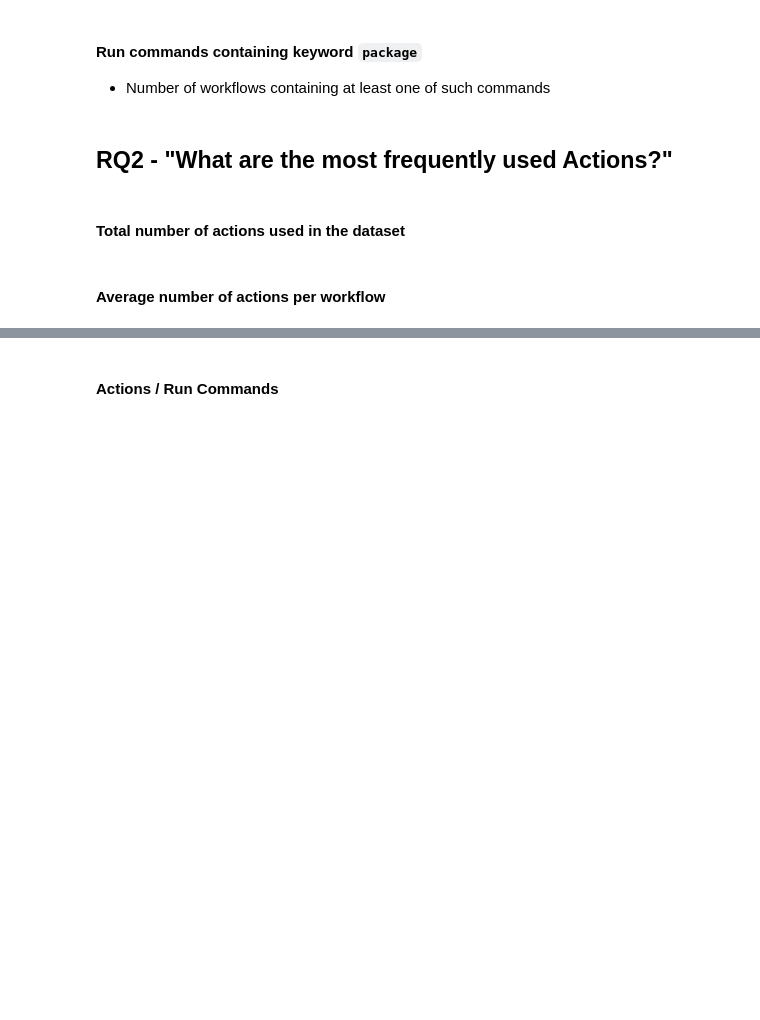
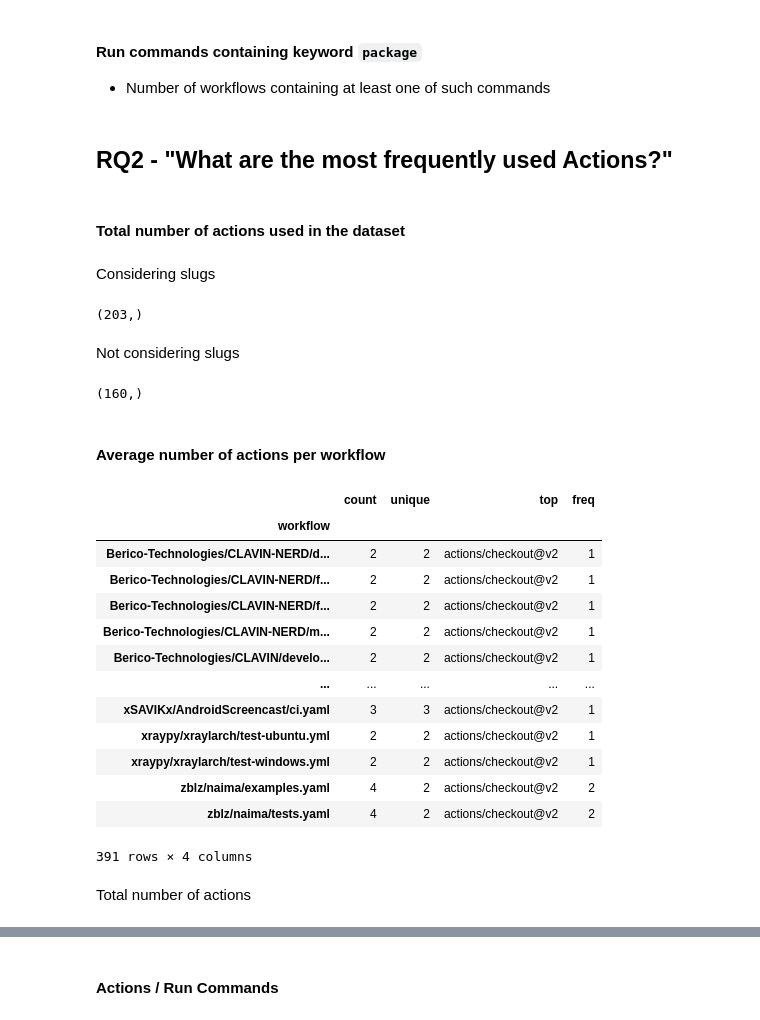
Before and after one commit to collab-uniba/mlops4aisystems, a Jupyter notebook: notebooks/Final analysis.ipynb, the cells around one changed output, grey strips where cells are left out. Drawn from its saved outputs; the diff is of its cells as text; code cells hidden in the pictures; blank space fills up the shorter version.

```diff
--- a/notebooks/Final analysis.ipynb
+++ b/notebooks/Final analysis.ipynb
@@ -167,5 +305,36 @@ actions_df.loc[actions_df.loc[:,"action_slug"].str.contains("docker"), "workflow
 ## RQ2 - "What are the most frequently used Actions?"
 # %% [markdown]
 #### Total number of actions used in the dataset
+# %% [markdown]
+Considering slugs
+# %%
+actions_df.action_slug.unique().shape
+# %% [output]
+(203,)
+# %% [markdown]
+Not considering slugs
+# %%
+actions_df.action_slug_noTag.unique().shape
+# %% [output]
+(160,)
 # %% [markdown]
 #### Average number of actions per workflow
+# %%
+actions_df.groupby("workflow")['action_slug'].describe()
+# %% [output]
+|  | count | unique | top | freq |
+| workflow |  |  |  |  |
+| Berico-Technologies/CLAVIN-NERD/d... | 2 | 2 | actions/checkout@v2 | 1 |
+| Berico-Technologies/CLAVIN-NERD/f... | 2 | 2 | actions/checkout@v2 | 1 |
+| Berico-Technologies/CLAVIN-NERD/f... | 2 | 2 | actions/checkout@v2 | 1 |
+| Berico-Technologies/CLAVIN-NERD/m... | 2 | 2 | actions/checkout@v2 | 1 |
+| Berico-Technologies/CLAVIN/develo... | 2 | 2 | actions/checkout@v2 | 1 |
+| ... | ... | ... | ... | ... |
+| xSAVIKx/AndroidScreencast/ci.yaml | 3 | 3 | actions/checkout@v2 | 1 |
+| xraypy/xraylarch/test-ubuntu.yml | 2 | 2 | actions/checkout@v2 | 1 |
+| xraypy/xraylarch/test-windows.yml | 2 | 2 | actions/checkout@v2 | 1 |
+| zblz/naima/examples.yaml | 4 | 2 | actions/checkout@v2 | 2 |
+| zblz/naima/tests.yaml | 4 | 2 | actions/checkout@v2 | 2 |
+391 rows × 4 columns
+# %% [markdown]
+Total number of actions
```
Also changed, not shown: parts of 65 cells of this notebook.
